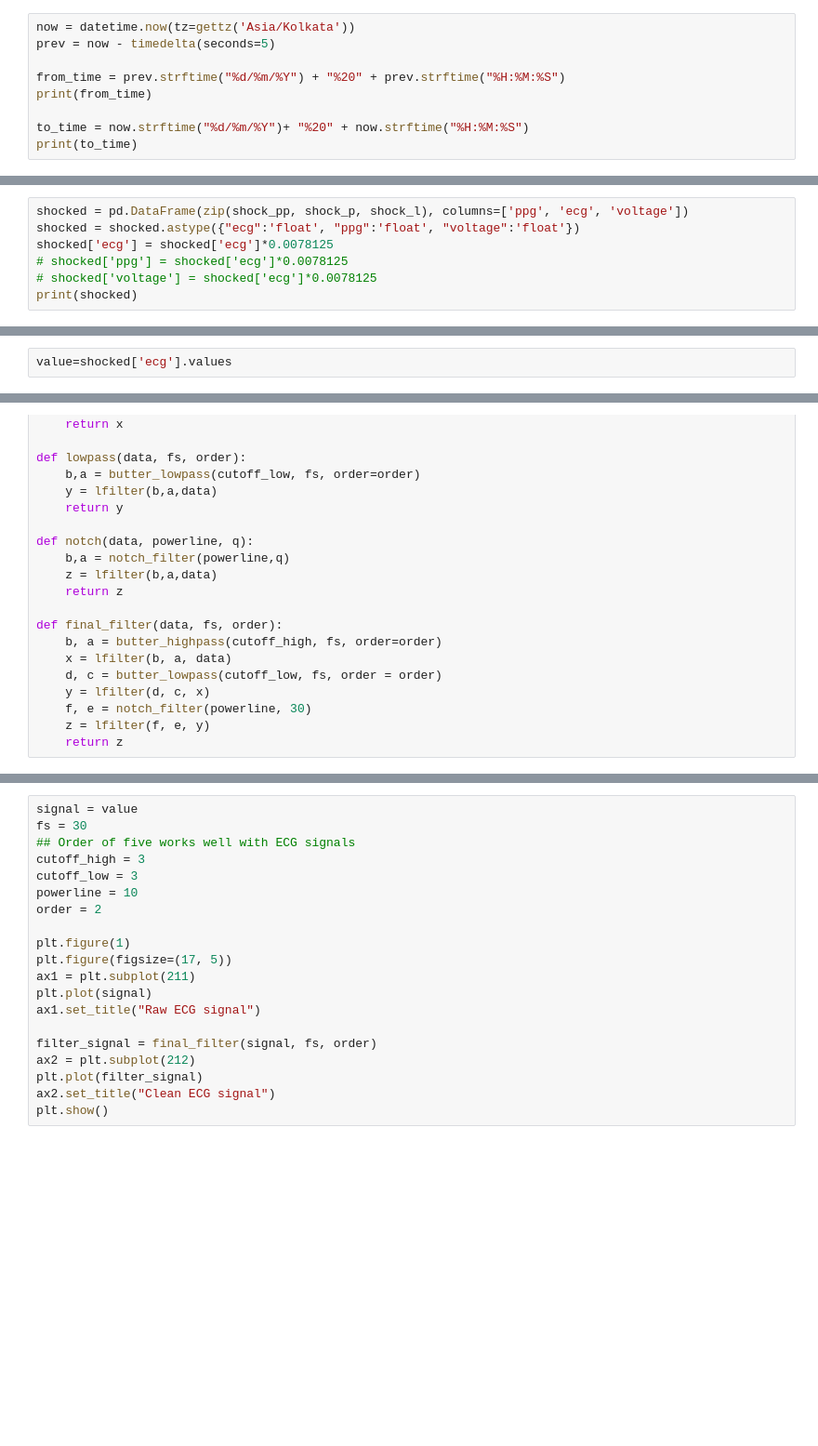
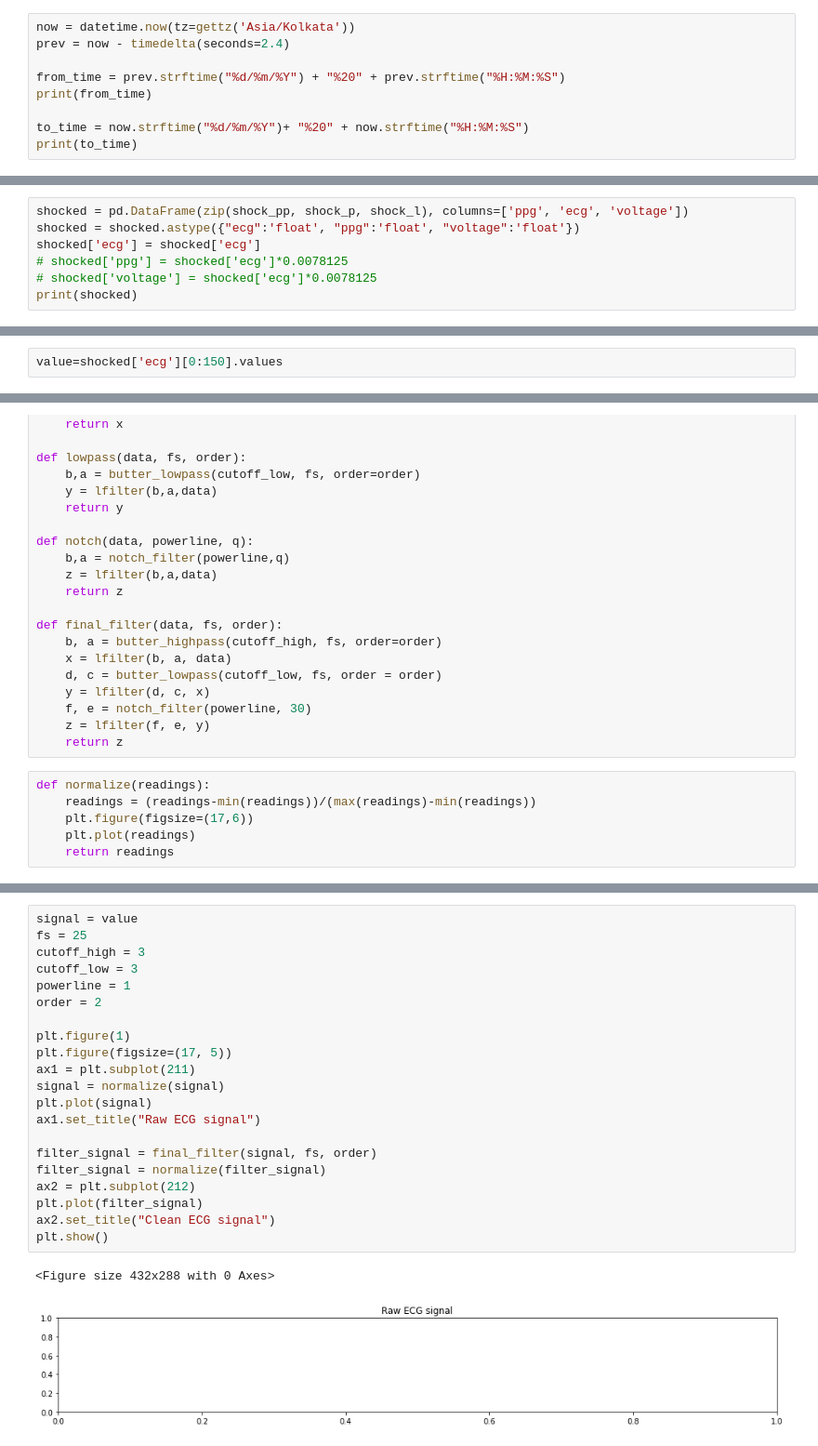
Before and after one commit to gaurav-95/ECG, a Jupyter notebook: View_ECG.ipynb, the cells around one changed output, grey strips where cells are left out. Shown at 93% size. Saved outputs shown, nothing was run; the diff lists cells and outputs as text; blank space fills up the shorter version.

```diff
--- a/View_ECG.ipynb
+++ b/View_ECG.ipynb
@@ -9,7 +8,7 @@ from tensorflow import keras
 import json
 # %%
 now = datetime.now(tz=gettz('Asia/Kolkata'))
-prev = now - timedelta(seconds=5)
+prev = now - timedelta(seconds=2.4)
 
 from_time = prev.strftime("%d/%m/%Y") + "%20" + prev.strftime("%H:%M:%S")
 print(from_time)
@@ -96,7 +123,7 @@ print(times)
 # %%
 shocked = pd.DataFrame(zip(shock_pp, shock_p, shock_l), columns=['ppg', 'ecg', 'voltage'])
 shocked = shocked.astype({"ecg":'float', "ppg":'float', "voltage":'float'})
-shocked['ecg'] = shocked['ecg']*0.0078125
+shocked['ecg'] = shocked['ecg']
 # shocked['ppg'] = shocked['ecg']*0.0078125
 # shocked['voltage'] = shocked['ecg']*0.0078125
 print(shocked)
@@ -114,5 +169,5 @@ plt.show()
 # %%
-value=shocked['ecg'].values
+value=shocked['ecg'][0:150].values
 # %%
 from scipy import signal
 from scipy.signal import butter, iirnotch, lfilter
@@ -158,3 +213,9 @@ def final_filter(data, fs, order):
     f, e = notch_filter(powerline, 30)
     z = lfilter(f, e, y)
     return z
+# %%
+def normalize(readings):
+    readings = (readings-min(readings))/(max(readings)-min(readings))
+    plt.figure(figsize=(17,6))
+    plt.plot(readings)
+    return readings
@@ -161,20 +235,24 @@ def final_filter(data, fs, order):
 # %%
 signal = value
-fs = 30
-## Order of five works well with ECG signals
+fs = 25
 cutoff_high = 3
 cutoff_low = 3
-powerline = 10
+powerline = 1
 order = 2
 
 plt.figure(1)
 plt.figure(figsize=(17, 5))
 ax1 = plt.subplot(211)
+signal = normalize(signal)
 plt.plot(signal)
 ax1.set_title("Raw ECG signal")
 
 filter_signal = final_filter(signal, fs, order)
+filter_signal = normalize(filter_signal)
 ax2 = plt.subplot(212)
 plt.plot(filter_signal)
 ax2.set_title("Clean ECG signal")
 plt.show()
+# %% [output]
+<Figure size 432x288 with 0 Axes>
+[figure, added]
```
Also changed, not shown: parts of 42 cells of this notebook, 4 other files.
